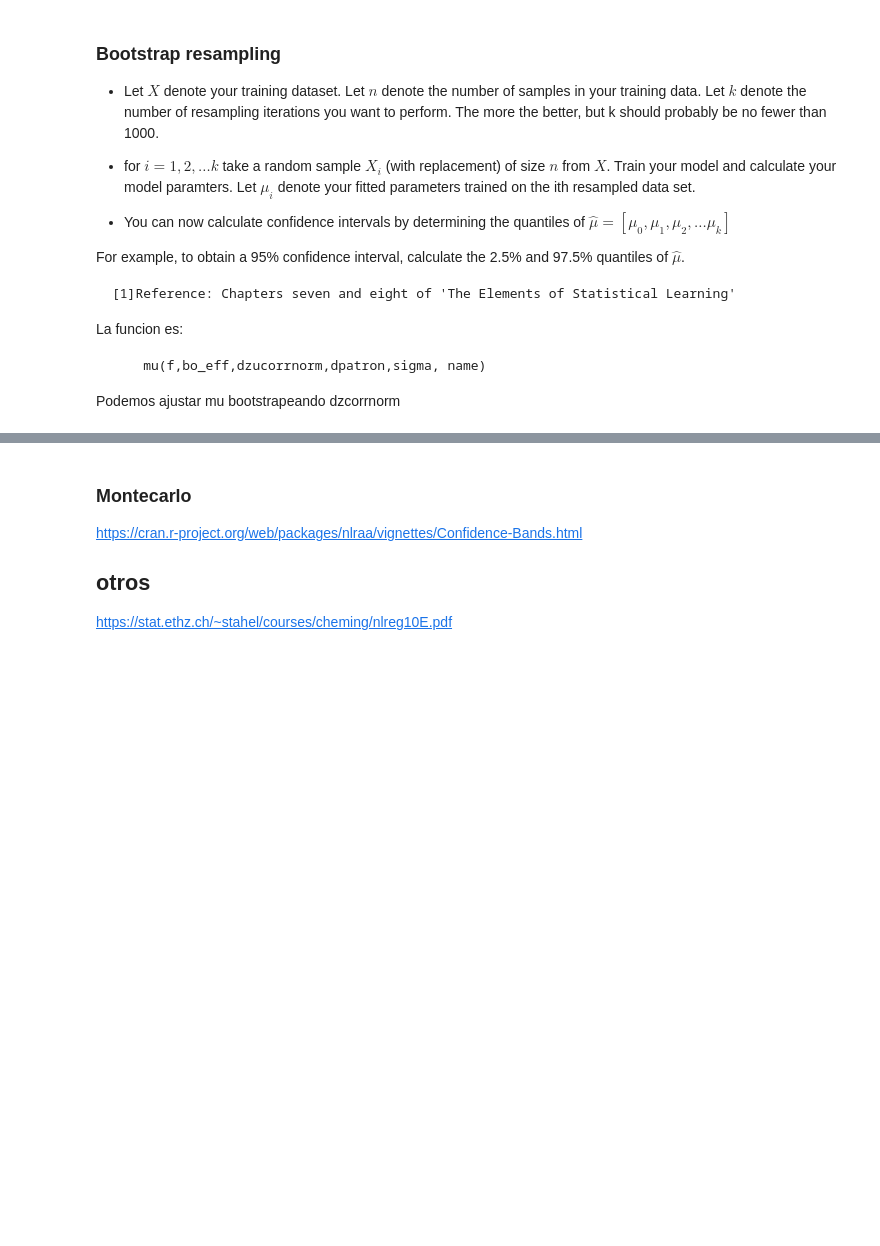
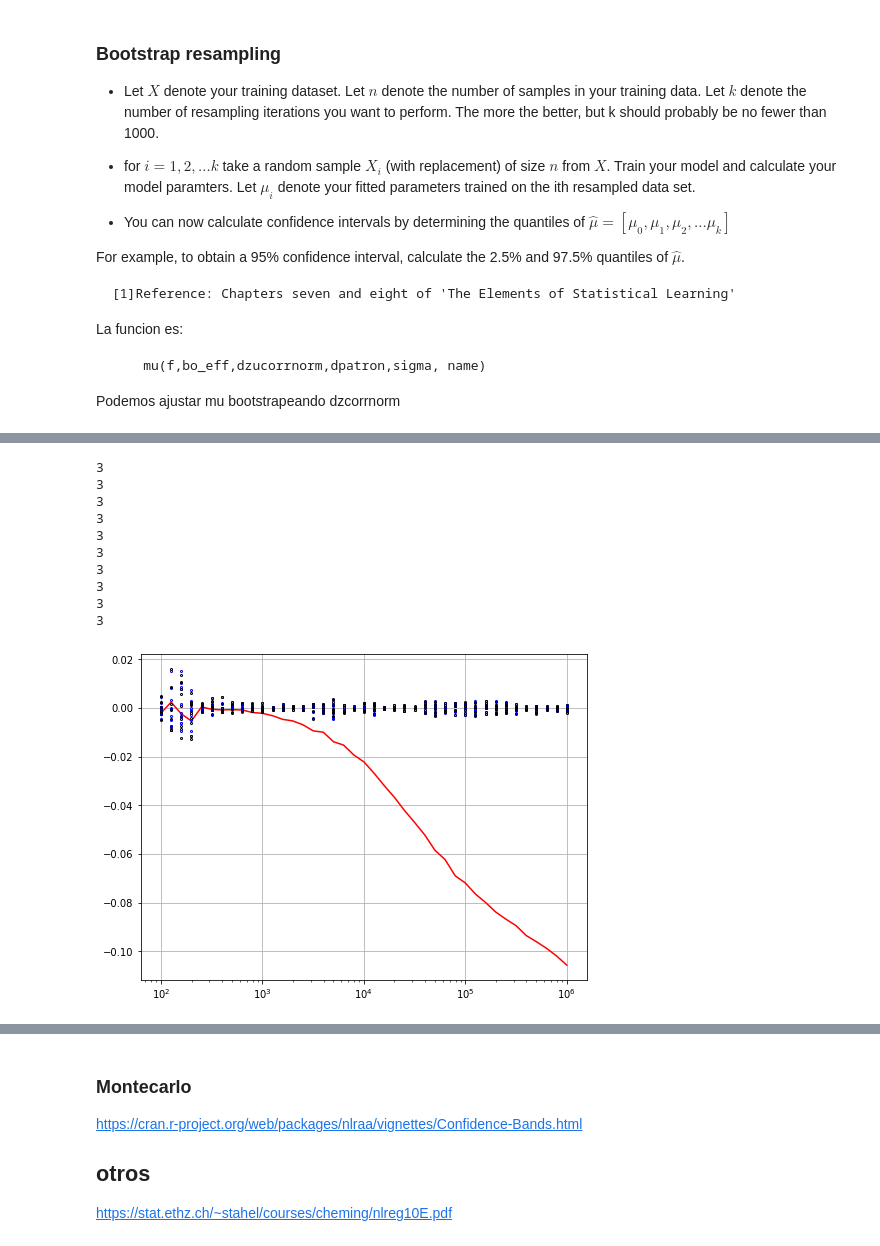
Before and after one commit to carabedo/iamend_test, a Jupyter notebook: test conf int nonlinear.ipynb, the cells around one changed output, grey strips where cells are left out. Cells and saved outputs as stored; diff of their text form; code cells hidden in the pictures; blank space fills up the shorter version.

```diff
--- a/test conf int nonlinear.ipynb
+++ b/test conf int nonlinear.ipynb
@@ -227,3 +219,31 @@ dtype: complex128
+# %%
+muestra='P057'
+plt.figure(figsize=[8,6])
+plt.semilogx(exp.f,exp.dznorm[exp.dznorm.muestra==muestra].imag,'-r')
+
+for r in range(1,11):
+    repeticion=r
+    indice_muestra=exp.info[exp.info.muestras == muestra].index.values[0]
+    print(indice_muestra)
+    df_muestra=exp.data[indice_muestra]
+    df_repeticion=df_muestra[df_muestra.repeticion == repeticion]
+    zu=df_repeticion.real + 1j*df_repeticion.imag
+    dzucorrnorm_repeticion=corrnorm(exp,muestra,repeticion)
+    plt.semilogx(exp.f,dzucorrnorm_repeticion.imag,'ob',markersize=2,markerfacecolor='none')
+    plt.semilogx(exp.f,(zu.values.imag-exp.za.imag)/exp.za.imag,'ok',markersize=2,markerfacecolor='none')
+plt.grid(True)
+# %% [output]
+3
+3
+3
+3
+3
+3
+3
+3
+3
+3
+[figure, added]
 # %%
 def stats_dict(exp):
     ''' excluyendo la primer repeticion para cada muestra devuelve lista de valores medios por f y sus desvios'''
```
Also changed, not shown: parts of 20 cells of this notebook, 2 other files.
